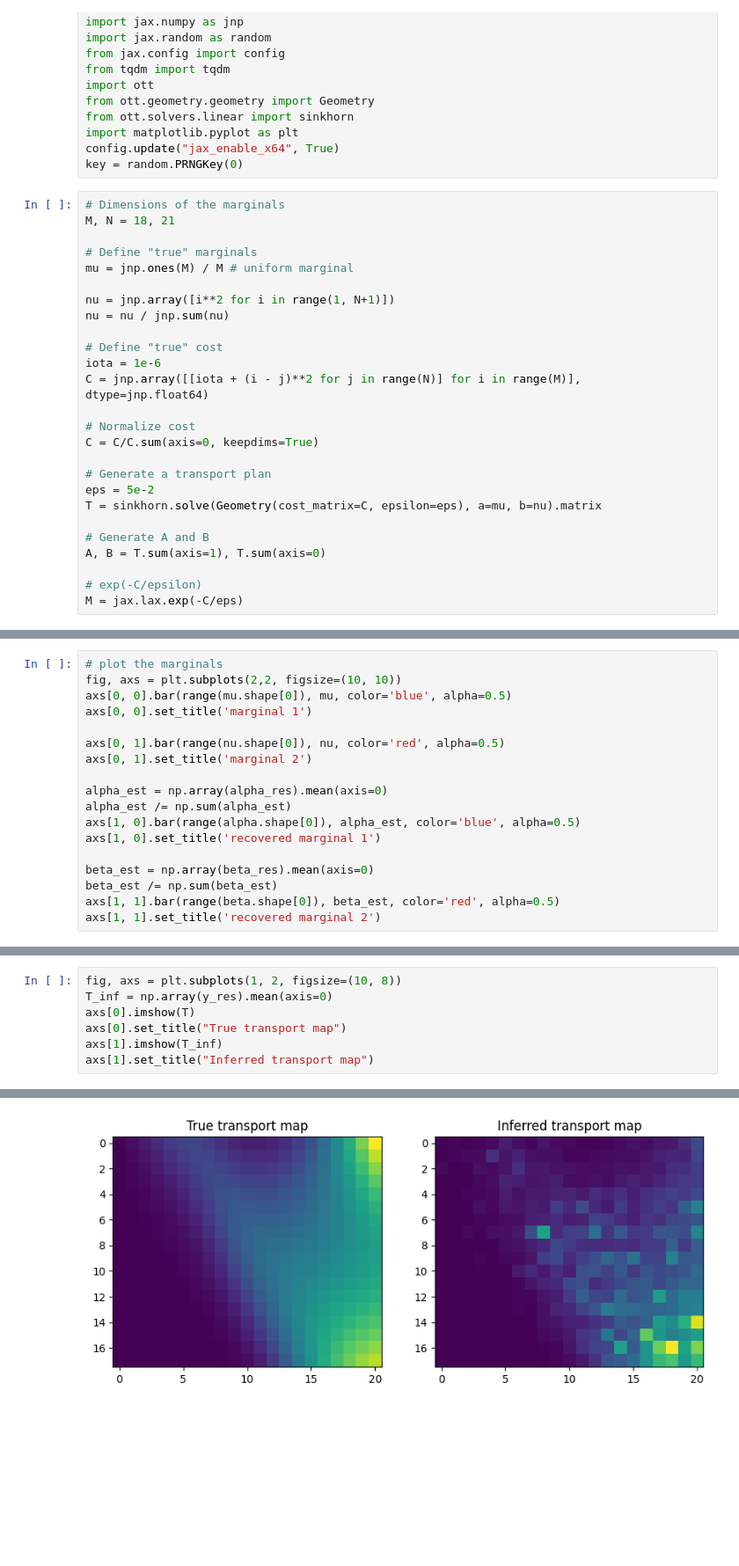
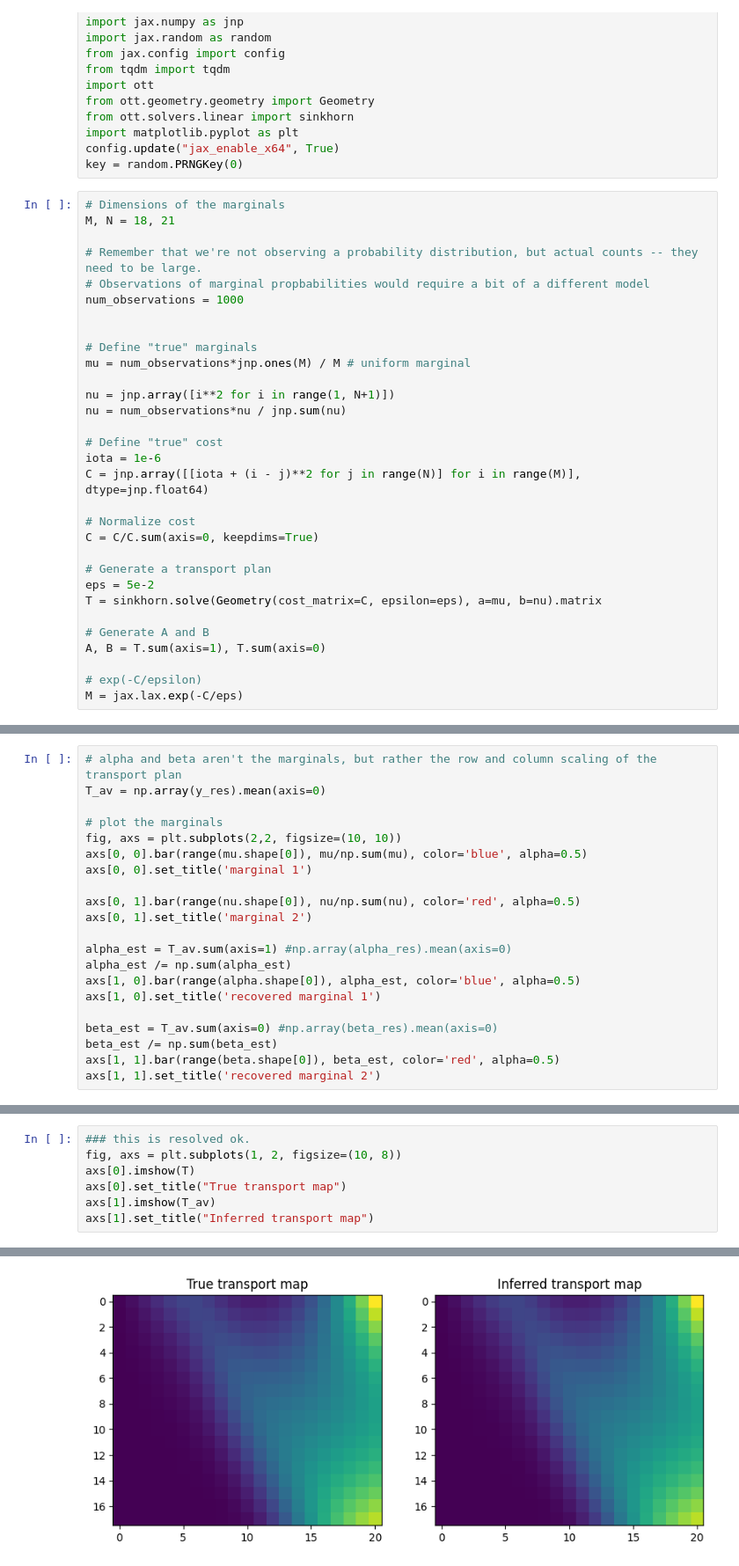
Before and after one commit to ThGaskin/inverse-optimal-transport, a Jupyter notebook: Gibbs.ipynb, the cells around one changed output, grey strips where cells are left out. Shown: that part at 88% size. Drawn from its saved outputs; the diff is of its cells as text; blank space fills up the shorter version.

```diff
--- a/Gibbs.ipynb
+++ b/Gibbs.ipynb
@@ -18,11 +20,16 @@ key = random.PRNGKey(0)
 # Dimensions of the marginals
 M, N = 18, 21
 
+# Remember that we're not observing a probability distribution, but actual counts -- they need to be large.
+# Observations of marginal propbabilities would require a bit of a different model
+num_observations = 1000
+
+
 # Define "true" marginals
-mu = jnp.ones(M) / M # uniform marginal
+mu = num_observations*jnp.ones(M) / M # uniform marginal
 
 nu = jnp.array([i**2 for i in range(1, N+1)])
-nu = nu / jnp.sum(nu)
+nu = num_observations*nu / jnp.sum(nu)
 
 # Define "true" cost
 iota = 1e-6
@@ -81,18 +90,21 @@ for _ in tqdm(range(n_samples), desc="Sampling"):
 # %%
+# alpha and beta aren't the marginals, but rather the row and column scaling of the transport plan
+T_av = np.array(y_res).mean(axis=0)
+
 # plot the marginals
 fig, axs = plt.subplots(2,2, figsize=(10, 10))
-axs[0, 0].bar(range(mu.shape[0]), mu, color='blue', alpha=0.5)
+axs[0, 0].bar(range(mu.shape[0]), mu/np.sum(mu), color='blue', alpha=0.5)
 axs[0, 0].set_title('marginal 1')
 
-axs[0, 1].bar(range(nu.shape[0]), nu, color='red', alpha=0.5)
+axs[0, 1].bar(range(nu.shape[0]), nu/np.sum(nu), color='red', alpha=0.5)
 axs[0, 1].set_title('marginal 2')
 
-alpha_est = np.array(alpha_res).mean(axis=0)
+alpha_est = T_av.sum(axis=1) #np.array(alpha_res).mean(axis=0)
 alpha_est /= np.sum(alpha_est)
 axs[1, 0].bar(range(alpha.shape[0]), alpha_est, color='blue', alpha=0.5)
 axs[1, 0].set_title('recovered marginal 1')
 
-beta_est = np.array(beta_res).mean(axis=0)
+beta_est = T_av.sum(axis=0) #np.array(beta_res).mean(axis=0)
 beta_est /= np.sum(beta_est)
 axs[1, 1].bar(range(beta.shape[0]), beta_est, color='red', alpha=0.5)
 axs[1, 1].set_title('recovered marginal 2')
@@ -102,10 +114,10 @@ Text(0.5, 1.0, 'recovered marginal 2')
 # %%
+### this is resolved ok.
 fig, axs = plt.subplots(1, 2, figsize=(10, 8))
-T_inf = np.array(y_res).mean(axis=0)
 axs[0].imshow(T)
 axs[0].set_title("True transport map")
-axs[1].imshow(T_inf)
+axs[1].imshow(T_av)
 axs[1].set_title("Inferred transport map")
 # %% [output]
 Text(0.5, 1.0, 'Inferred transport map')
-[figure, old version]
+[figure, new version]
```
Also changed, not shown: parts of 5 cells of this notebook.
